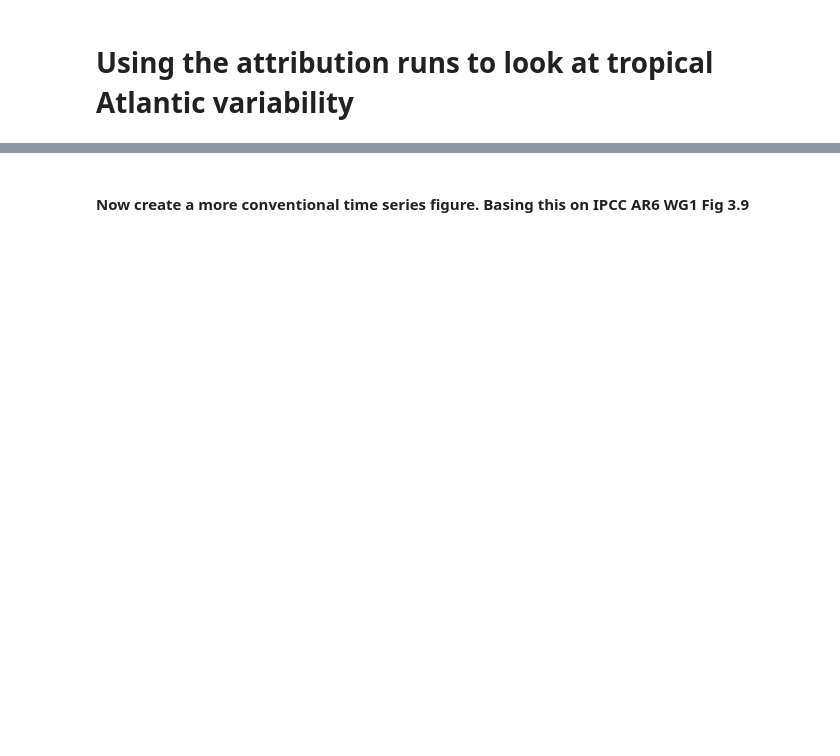
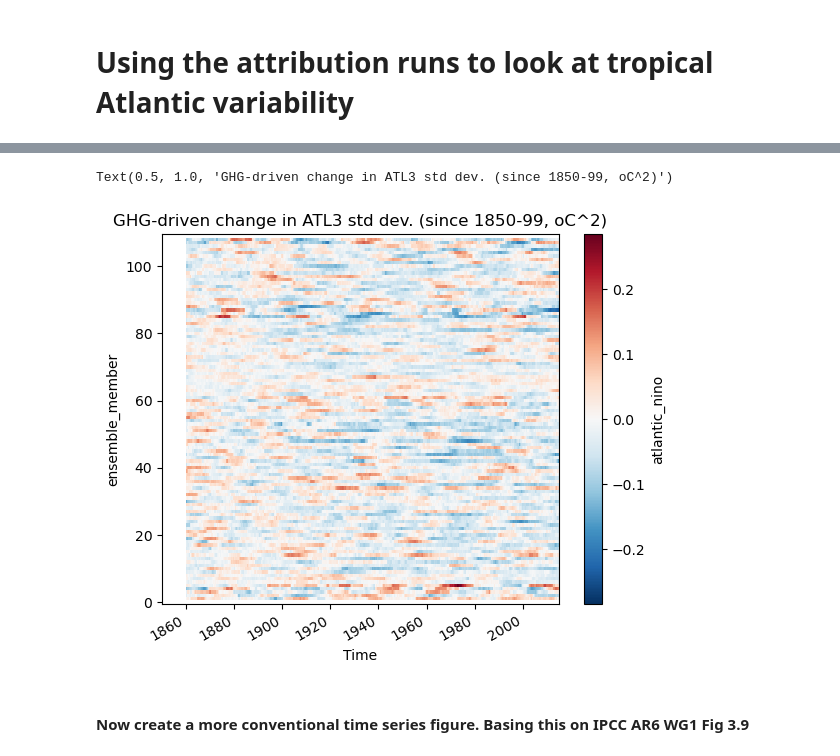
Before and after one commit to pmip4/TropicalAtlanticVariability, a Jupyter notebook: attribution/AZM-attribution.ipynb, the cells around one changed output, grey strips where cells are left out. Cells and saved outputs as stored; diff of their text form; code cells hidden in the pictures; blank space fills up the shorter version.

```diff
--- a/attribution/AZM-attribution.ipynb
+++ b/attribution/AZM-attribution.ipynb
@@ -77,10 +96,13 @@ plt.title('ATL3 in GHG-driven runs (oC)')
 # %%
 # Compute the running standard deviation
 window_size = 120  # Number of months in the running window
-running_std = ghg_array.rolling(time=window_size).std()
+running_std = ghg_array['atlantic_nino'].rolling(time=window_size).std()
 # convert to anomalies
 running_std=running_std-running_std.sel(time=slice('1850-01-01','1899-12-31')).mean(dim='time')
 running_std.plot()
 plt.title('GHG-driven change in ATL3 std dev. (since 1850-99, oC^2)')
+# %% [output]
+Text(0.5, 1.0, 'GHG-driven change in ATL3 std dev. (since 1850-99, oC^2)')
+[figure, added]
 # %% [markdown]
 #### Now create a more conventional time series figure. Basing this on IPCC AR6 WG1 Fig 3.9
```
Also changed, not shown: parts of 7 cells of this notebook, 2 other files.
